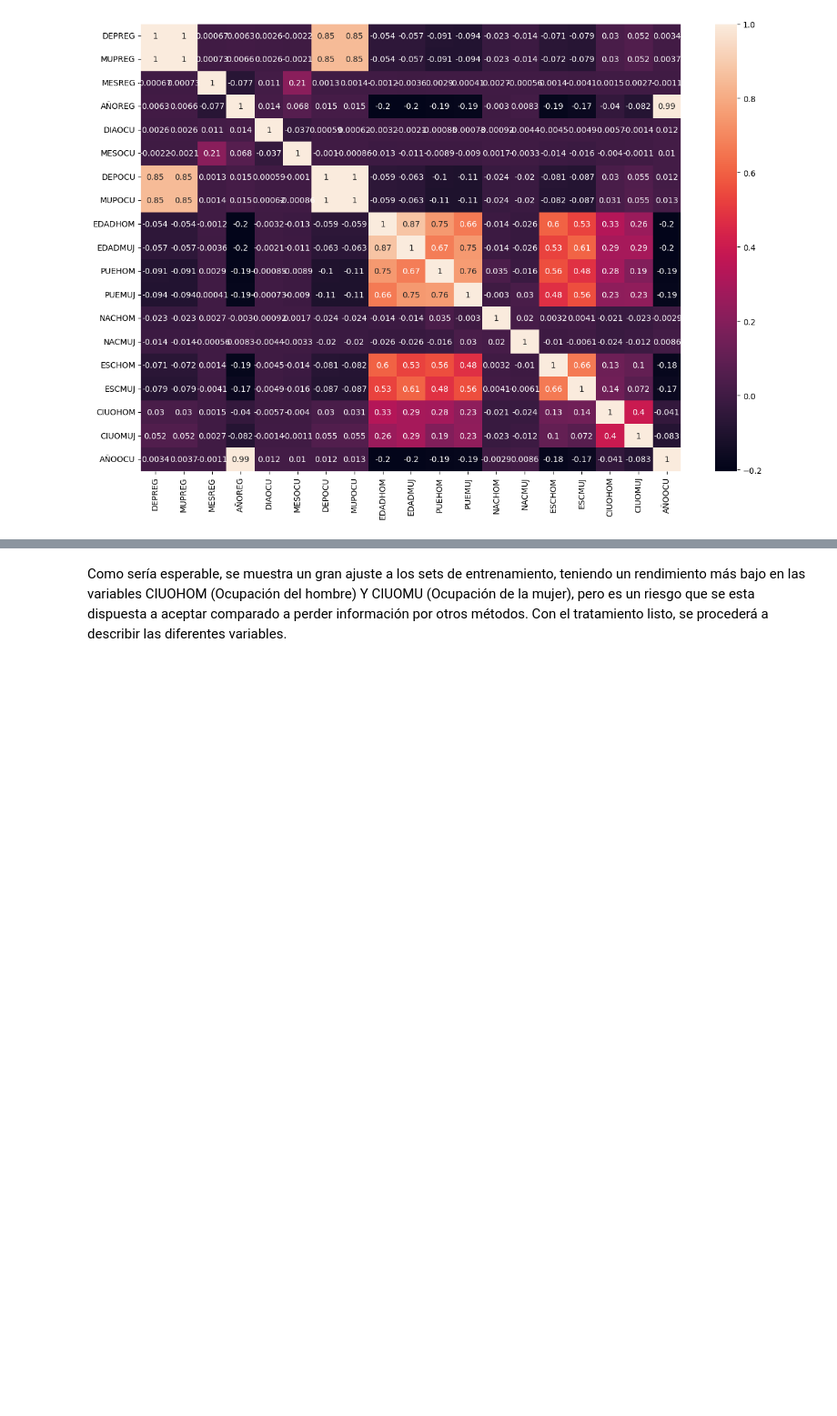
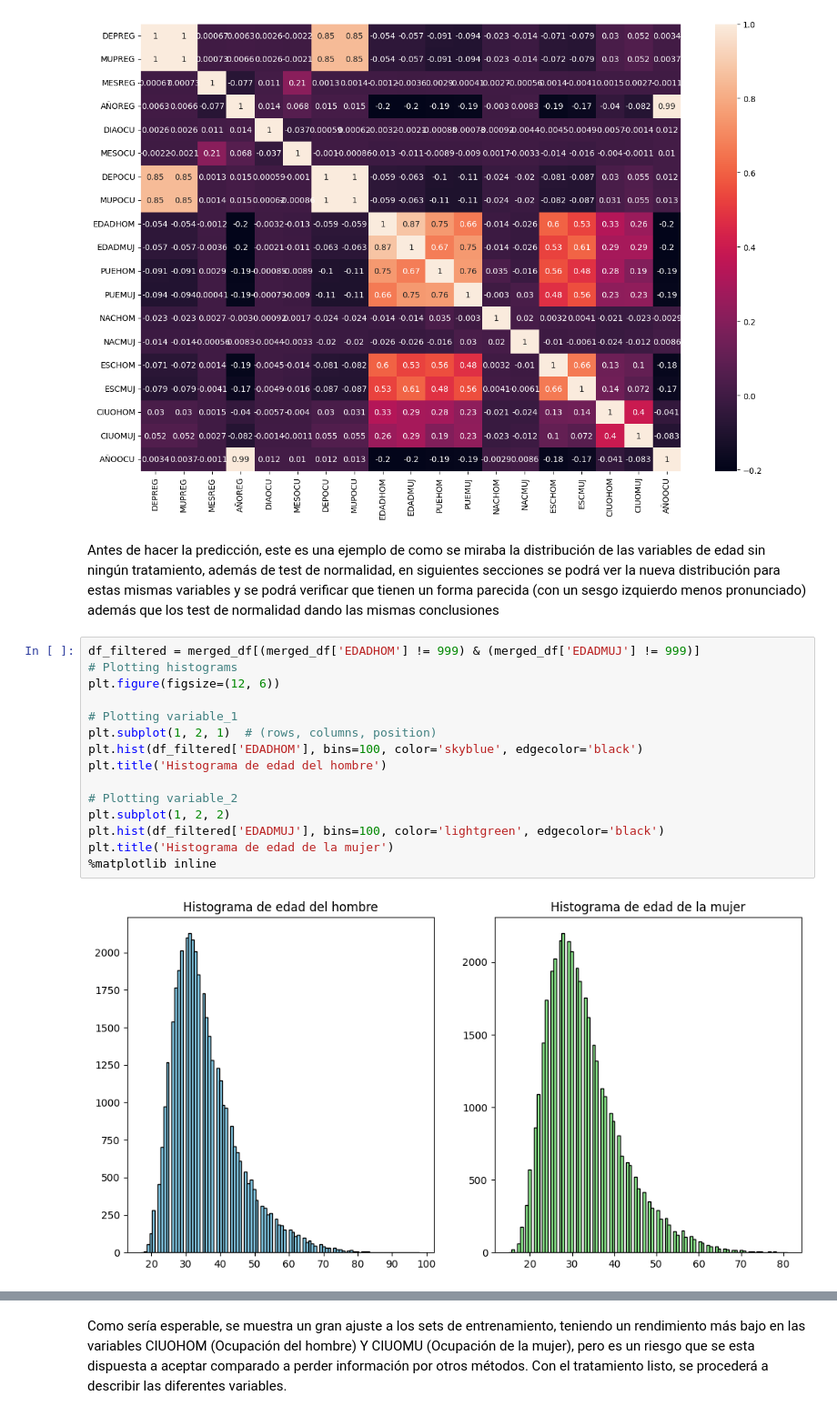
Before and after one commit to DanielRasho/MD-Proyecto3, a Jupyter notebook: Reporte.ipynb, the cells around one changed output, grey strips where cells are left out. Shown at 91% size. Drawn from its saved outputs; the diff is of its cells as text; blank space fills up the shorter version.

```diff
--- a/Reporte.ipynb
+++ b/Reporte.ipynb
@@ -599,3 +607,22 @@ sns.heatmap(corr, xticklabels=corr.columns,yticklabels=corr.columns, annot=True,
 %matplotlib inline
 # %% [output]
 [figure]
+# %% [markdown]
+Antes de hacer la predicción, este es una ejemplo de como se miraba la distribución de las variables de edad sin ningún tratamiento, además de test de normalidad, en siguientes secciones se podrá ver la nueva distribución para estas mismas variables y se podrá verificar que tienen un forma parecida (con un sesgo izquierdo menos pronunciado) además que los test de normalidad dando las mismas conclusiones
+# %%
+df_filtered = merged_df[(merged_df['EDADHOM'] != 999) & (merged_df['EDADMUJ'] != 999)]
+# Plotting histograms
+plt.figure(figsize=(12, 6))
+
+# Plotting variable_1
+plt.subplot(1, 2, 1)  # (rows, columns, position)
+plt.hist(df_filtered['EDADHOM'], bins=100, color='skyblue', edgecolor='black')
+plt.title('Histograma de edad del hombre')
+
+# Plotting variable_2
+plt.subplot(1, 2, 2)
+plt.hist(df_filtered['EDADMUJ'], bins=100, color='lightgreen', edgecolor='black')
+plt.title('Histograma de edad de la mujer')
+%matplotlib inline
+# %% [output]
+[figure, added]
```
Also changed, not shown: parts of 29 cells of this notebook, 2 other files.
